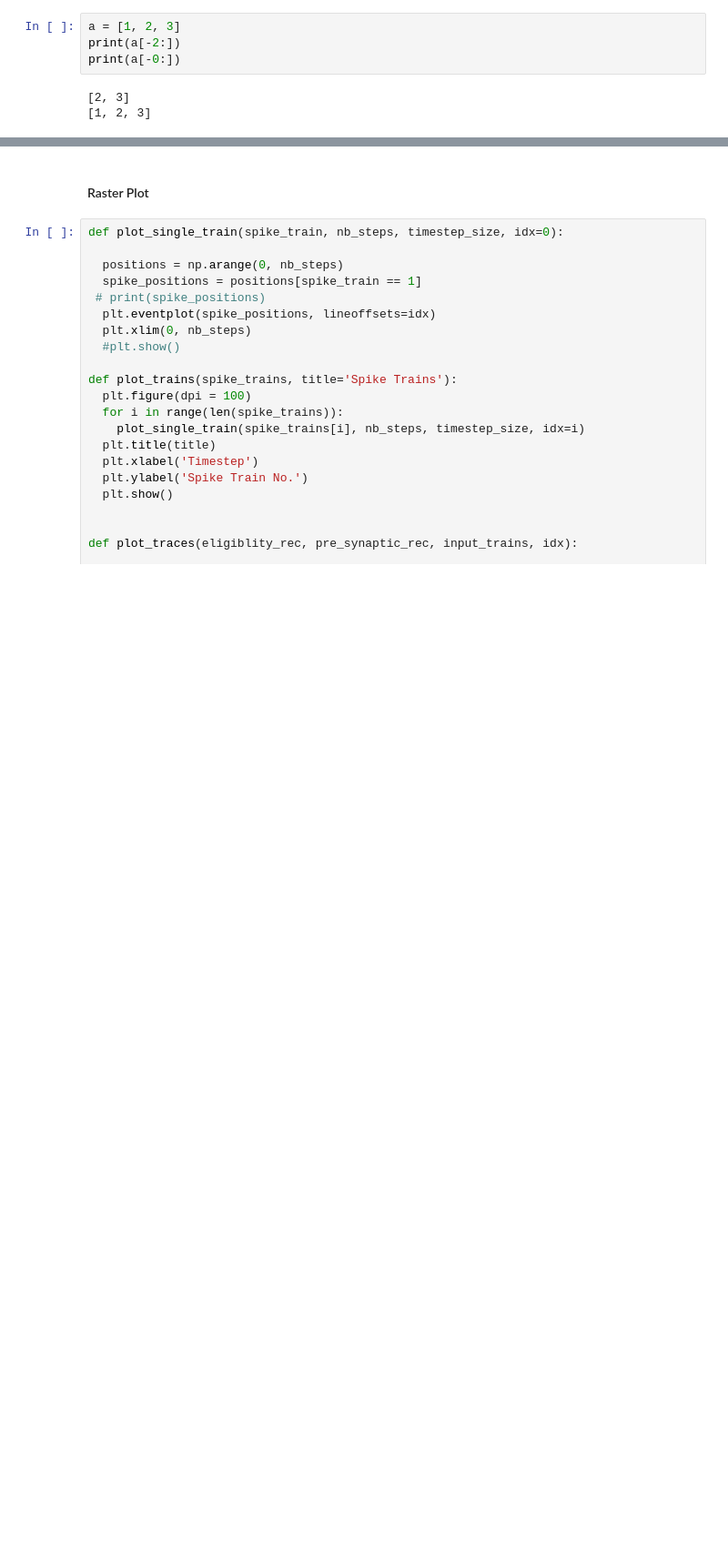
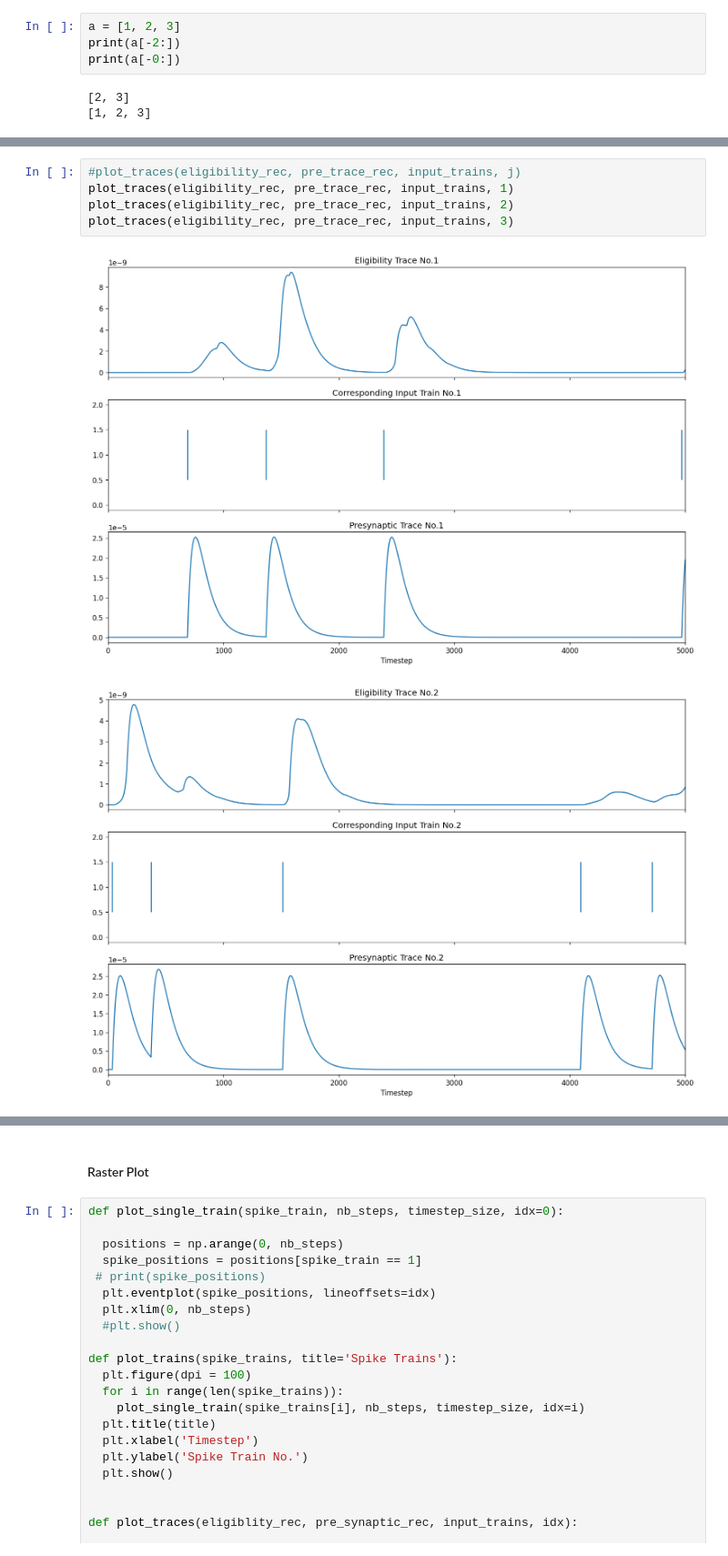
Before and after one commit to divyanshgupt/Unreliable-Transmission, a Jupyter notebook: Superspike implementation.ipynb, the cells around one changed output, grey strips where cells are left out. Shown at 91% size. Cells and saved outputs as stored; diff of their text form; blank space fills up the shorter version.

```diff
--- a/Superspike implementation.ipynb
+++ b/Superspike implementation.ipynb
@@ -617,0 +704,8 @@ Spike train: tensor([0., 0., 0.,  ..., 0., 0., 0.])
+# %%
+#plot_traces(eligibility_rec, pre_trace_rec, input_trains, j)
+plot_traces(eligibility_rec, pre_trace_rec, input_trains, 1)
+plot_traces(eligibility_rec, pre_trace_rec, input_trains, 2)
+plot_traces(eligibility_rec, pre_trace_rec, input_trains, 3)
+# %% [output]
+[figure, added]
+[figure, added]
```
Also changed, not shown: parts of 12 cells of this notebook.
